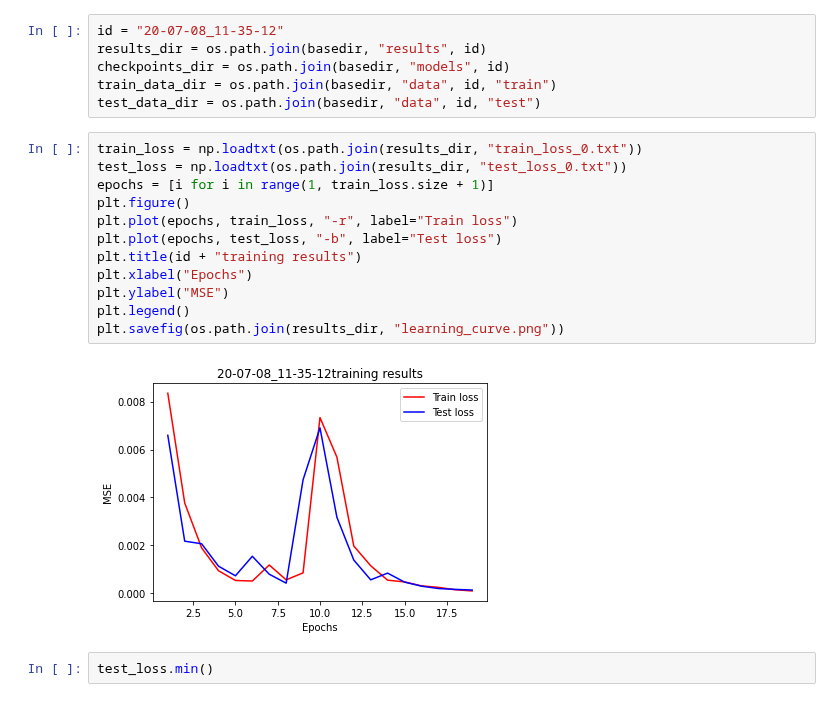
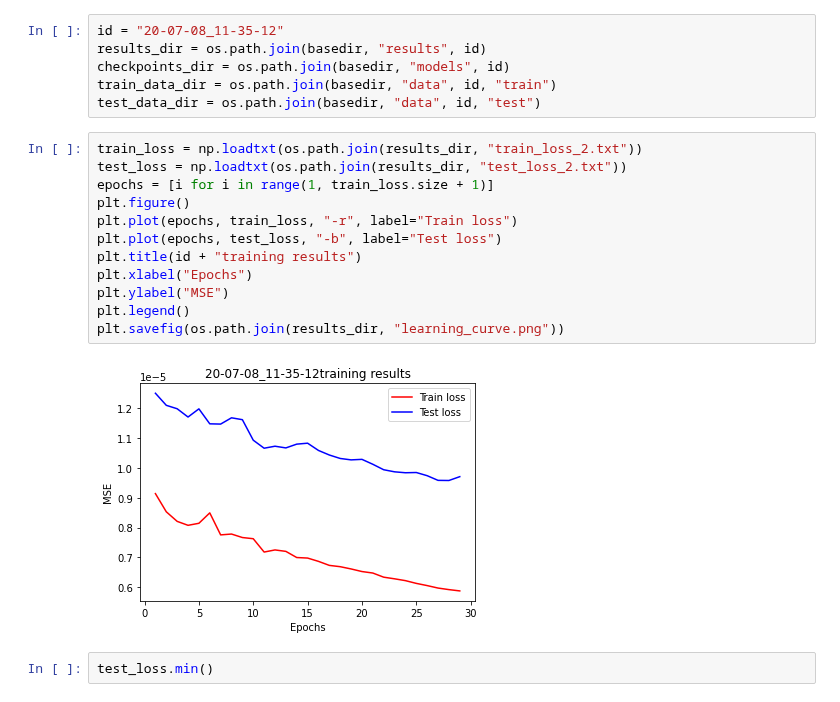
Before and after one commit to AlexandreAdam/ExoRIM, a Jupyter notebook: notebooks/analyse_20-06-07_22-42-35.ipynb, the cells around one changed output. Saved outputs shown, nothing was run; the diff lists cells and outputs as text.

```diff
--- a/notebooks/analyse_20-06-07_22-42-35.ipynb
+++ b/notebooks/analyse_20-06-07_22-42-35.ipynb
@@ -22,19 +22,19 @@ checkpoints_dir = os.path.join(basedir, "models", id)
 train_data_dir = os.path.join(basedir, "data", id, "train")
 test_data_dir = os.path.join(basedir, "data", id, "test")
 # %%
-train_loss = np.loadtxt(os.path.join(results_dir, "train_loss_0.txt"))
-test_loss = np.loadtxt(os.path.join(results_dir, "test_loss_0.txt"))
+train_loss = np.loadtxt(os.path.join(results_dir, "train_loss_2.txt"))
+test_loss = np.loadtxt(os.path.join(results_dir, "test_loss_2.txt"))
 epochs = [i for i in range(1, train_loss.size + 1)]
 plt.figure()
 plt.plot(epochs, train_loss, "-r", label="Train loss")
 plt.plot(epochs, test_loss, "-b", label="Test loss")
 plt.title(id + "training results")
 plt.xlabel("Epochs")
 plt.ylabel("MSE")
 plt.legend()
 plt.savefig(os.path.join(results_dir, "learning_curve.png"))
 # %% [output]
-[figure, old version]
+[figure, new version]
 # %%
 test_loss.min()
 # %% [output]
```
Also changed, not shown: parts of 2 cells of this notebook, 4 other files.
